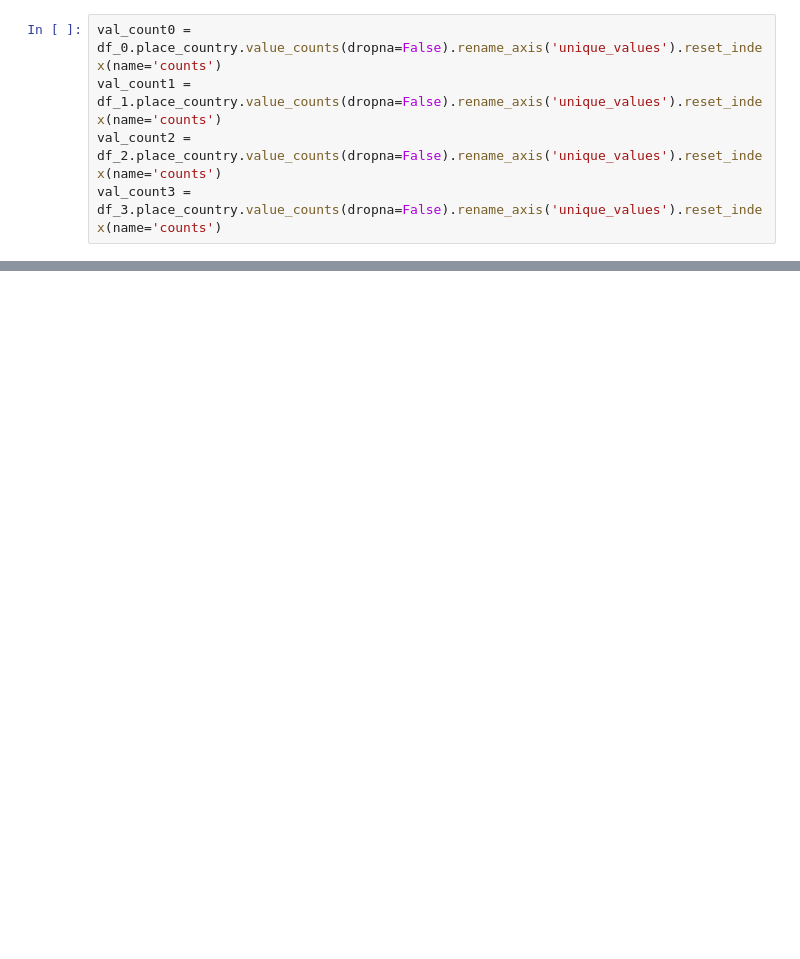
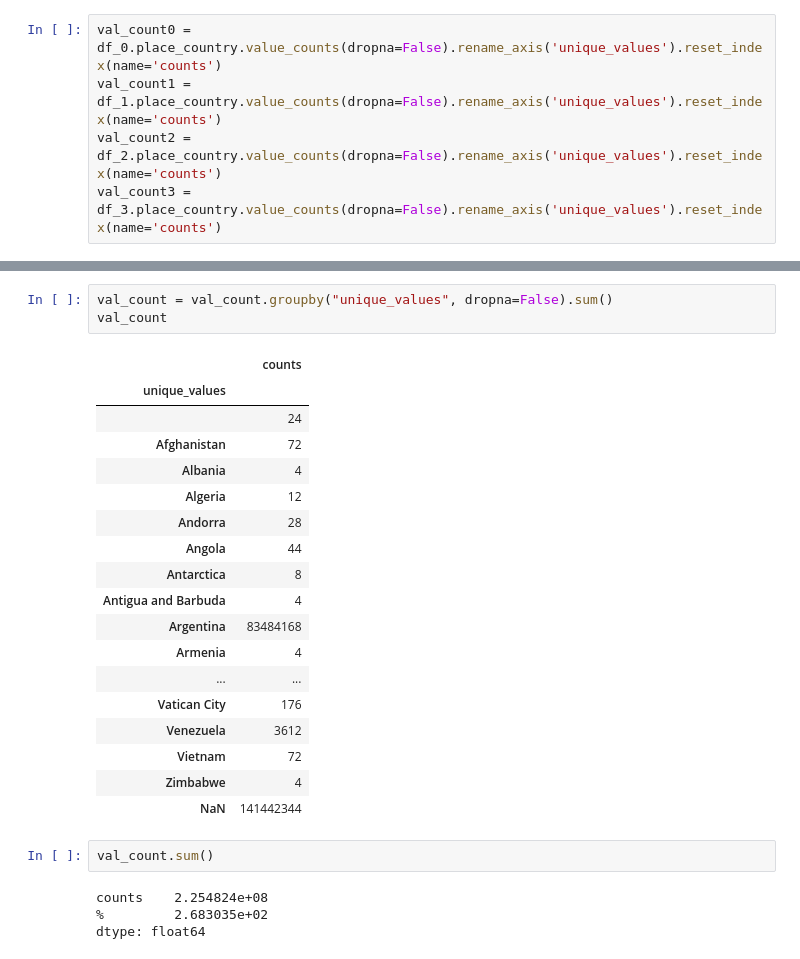
Before and after one commit to elizaveta-abel/MT5599-AWS, a Jupyter notebook: time_series/processing_tweets/interim_report.ipynb, the cells around one changed output, grey strips where cells are left out. Saved outputs shown, nothing was run; the diff lists cells and outputs as text; blank space fills up the shorter version.

```diff
--- a/time_series/processing_tweets/interim_report.ipynb
+++ b/time_series/processing_tweets/interim_report.ipynb
@@ -302,0 +282,28 @@ val_count3 = df_3.place_country.value_counts(dropna=False).rename_axis('unique_v
+# %%
+val_count = val_count.groupby("unique_values", dropna=False).sum()
+val_count
+# %% [output]
+|  | counts |
+| unique_values |  |
+|  | 24 |
+| Afghanistan | 72 |
+| Albania | 4 |
+| Algeria | 12 |
+| Andorra | 28 |
+| Angola | 44 |
+| Antarctica | 8 |
+| Antigua and Barbuda | 4 |
+| Argentina | 83484168 |
+| Armenia | 4 |
+| ... | ... |
+| Vatican City | 176 |
+| Venezuela | 3612 |
+| Vietnam | 72 |
+| Zimbabwe | 4 |
+| NaN | 141442344 |
+# %%
+val_count.sum()
+# %% [output]
+counts    2.254824e+08
+%         2.683035e+02
+dtype: float64
```
Also changed, not shown: parts of 12 cells of this notebook, 4 other files.
